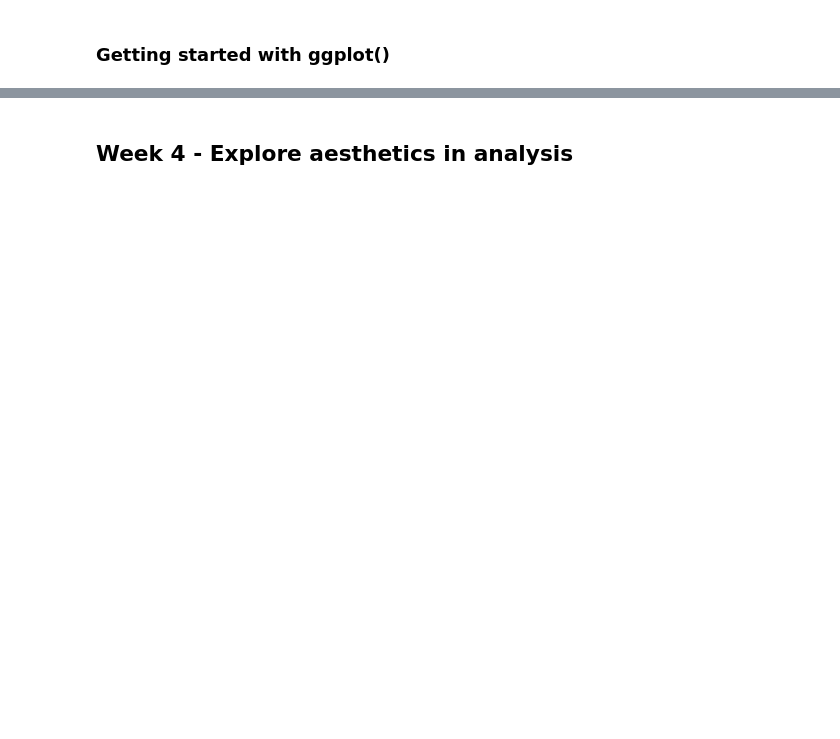
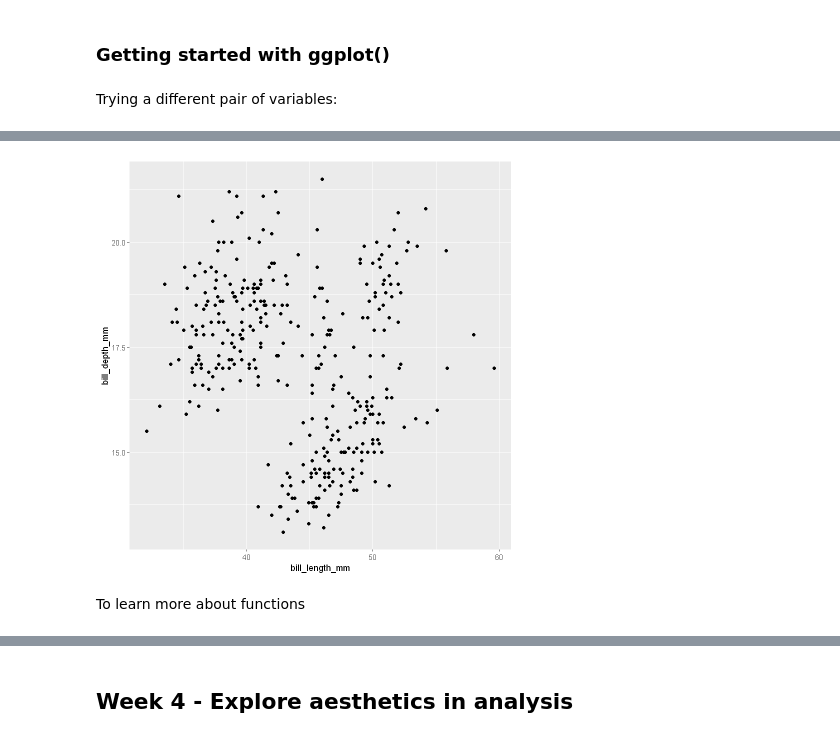
Before and after one commit to oxbbar/course-google-data-analytics, a Jupyter notebook: c7-data-analysis-with-r-programming-w4.ipynb, the cells around one changed output, grey strips where cells are left out. Cells and saved outputs as stored; diff of their text form; code cells hidden in the pictures; blank space fills up the shorter version.

```diff
--- a/c7-data-analysis-with-r-programming-w4.ipynb
+++ b/c7-data-analysis-with-r-programming-w4.ipynb
@@ -9,2 +48,7 @@
 # %% [markdown]
 ### Getting started with ggplot()
+# %% [markdown]
+Trying a different pair of variables:
+# %%
+ggplot(data=penguins) + geom_point(mapping=aes(x=bill_length_mm,y=bill_depth_mm))
+# %% [output]
@@ -10,0 +57,3 @@
+[figure, added]
+# %% [markdown]
+To learn more about functions
```
Also changed, not shown: parts of 62 cells of this notebook, 2 other files.
